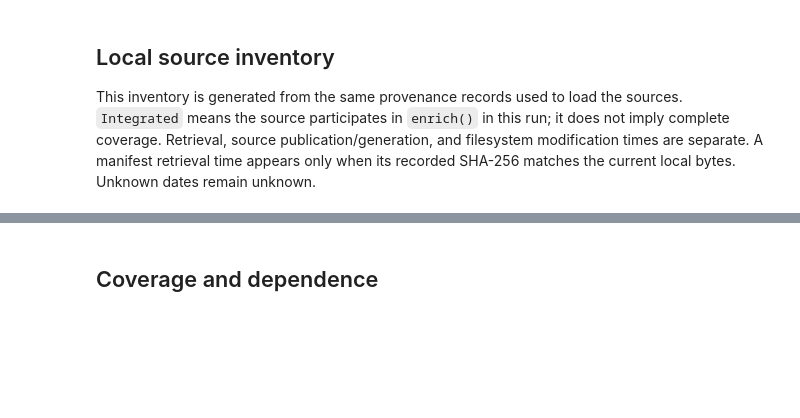
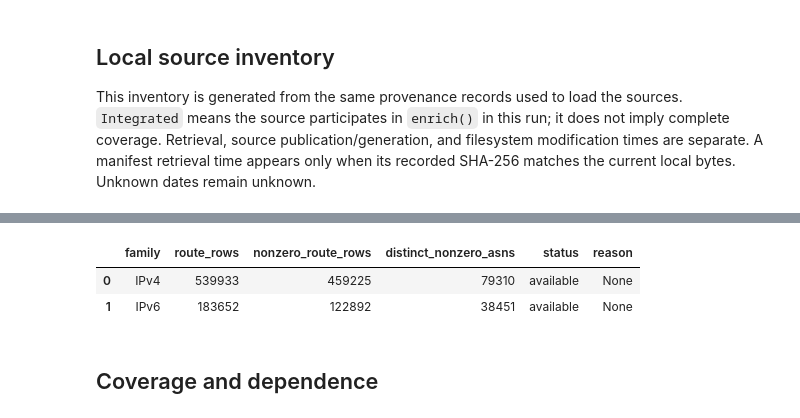
Before and after one commit to clearbranch/openbotrisk, a Jupyter notebook: notebooks/public_ip_enrichment_demo.ipynb, the cells around one changed output, grey strips where cells are left out. Drawn from its saved outputs; the diff is of its cells as text; code cells hidden in the pictures; blank space fills up the shorter version.

```diff
--- a/notebooks/public_ip_enrichment_demo.ipynb
+++ b/notebooks/public_ip_enrichment_demo.ipynb
@@ -159,6 +159,22 @@ source_inventory
 | 6 | X4BNet datacentre IPv4 | data/raw/ip-enrichment/2026-10-25... | newline-delimited IPv4 CIDRs | integrated | None | 2026-10-25T10:54:43+00:00 | None | 2026-10-25T10:54:43+00:00 | datacentre range flag |
 | 7 | bad-asn-list | data/raw/ip-enrichment/2026-10-25... | ASN and maintainer label CSV | integrated | None | 2026-10-25T10:54:51+00:00 | None | 2026-10-25T10:54:51+00:00 | hosting-ASN heuristic |
 | 8 | Tor bulk exit list | data/raw/ip-enrichment/2026-10-25... | newline-delimited exit IP addresses | integrated | None | 2026-10-25T10:54:51+00:00 | None | 2026-10-25T10:54:51+00:00 | dated exact-address flag |
+# %%
+#| label: route-family-inventory
+route_family_rows = []
+for ip_version in (4, 6):
+    if route is None:
+        route_family_rows.append({"family": f"IPv{ip_version}", "route_rows": pd.NA, "nonzero_route_rows": pd.NA, "distinct_nonzero_asns": pd.NA, "status": "unavailable", "reason": "IPtoASN route source unavailable"})
+        continue
+    family = route.version == ip_version
+    nonzero = family & (route.asn != 0)
+    route_family_rows.append({"family": f"IPv{ip_version}", "route_rows": int(family.sum()), "nonzero_route_rows": int(nonzero.sum()), "distinct_nonzero_asns": int(pd.Series(route.asn[nonzero]).nunique()), "status": "available", "reason": None})
+route_family_inventory = pd.DataFrame(route_family_rows)
+route_family_inventory
+# %% [output]
+|  | family | route_rows | nonzero_route_rows | distinct_nonzero_asns | status | reason |
+| 0 | IPv4 | 539933 | 459225 | 79310 | available | None |
+| 1 | IPv6 | 183652 | 122892 | 38451 | available | None |
 # %% [markdown]
 ## Coverage and dependence
 # %%
```
Also changed, not shown: parts of 11 cells of this notebook, 3 other files.
